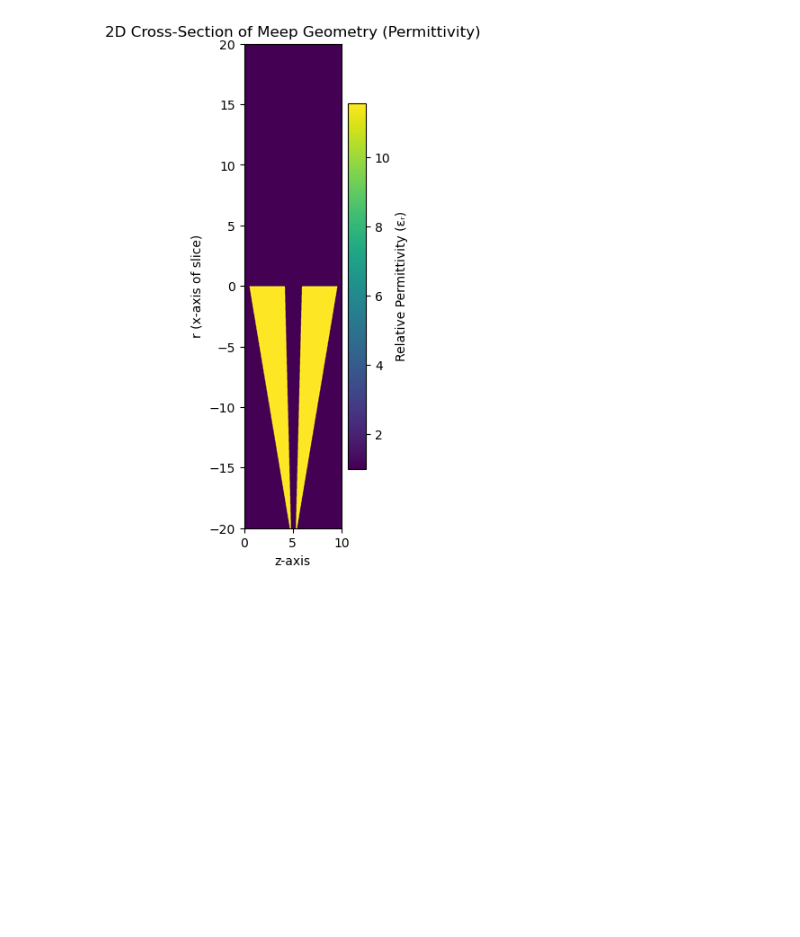
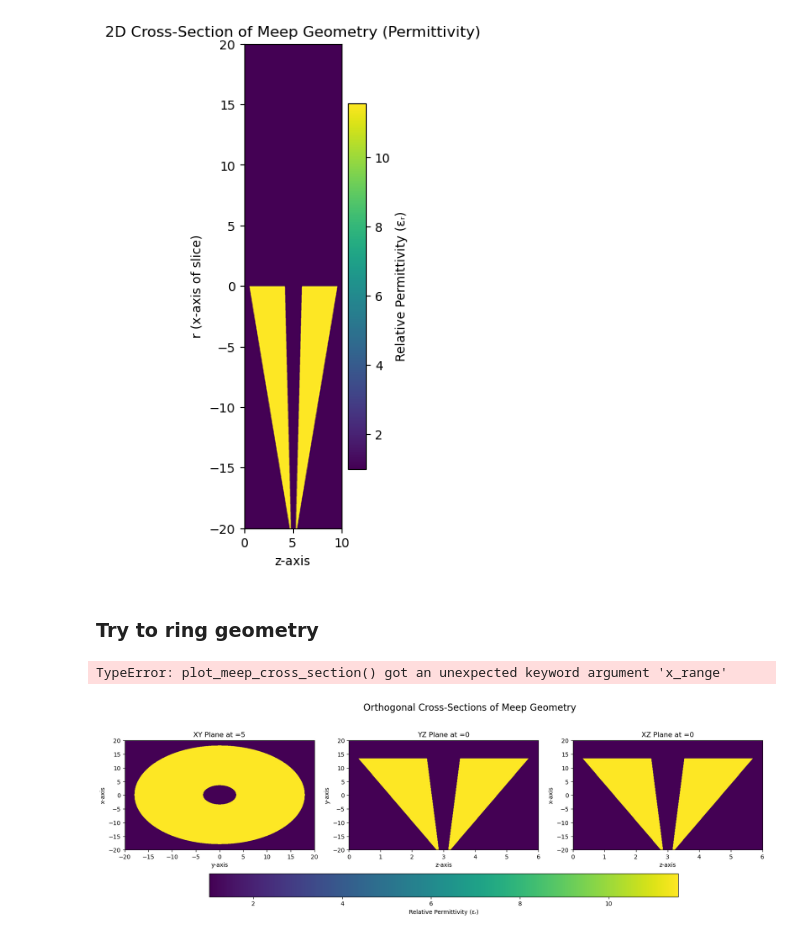
Before and after one commit to asiaat/meep, a Jupyter notebook: python/ko_probe/ring-cyl-2.ipynb, the cells around one changed output. Saved outputs shown, nothing was run; the diff lists cells and outputs as text; code cells hidden in the pictures; blank space fills up the shorter version.

Commit message:
show meep geom all 3 panes

```diff
--- a/python/ko_probe/ring-cyl-2.ipynb
+++ b/python/ko_probe/ring-cyl-2.ipynb
@@ -722,17 +734,17 @@ def plot_meep_cross_section(geometry, x_range=(-10, 10), z_range=(0, 10), resolu
     plt.grid(False)
     plt.show()
 # %%
-geometry = []
+geom2 = []
 
 # A hollow, tapered horn (last object is air, which carves out the first)
-geometry.append(mp.Cone(
+geom2.append(mp.Cone(
         center=mp.Vector3(0, 0, 2.5),
         height=5.0,
         radius=1.5,
         radius2=18.0,
         material=mp.Medium(index=3.4)
 ))
-geometry.append(mp.Cone(
+geom2.append(mp.Cone(
         center=mp.Vector3(0, 0, 2.5),
         height=5.0,
         radius=1.0,
@@ -742,6 +754,17 @@ geometry.append(mp.Cone(
 
 
 # Visualize the 2D cross-section of the defined geometry
-plot_meep_cross_section(geometry, x_range=(-20, 20), z_range=(0, 10))
+plot_meep_cross_section(geom2, x_range=(-20, 20), z_range=(0, 10))
 # %% [output]
 [figure]
+# %% [markdown]
+### Try to ring geometry
+# %%
+geom3 = [mp.Block(center=mp.Vector3(r + (w / 2)),
+                     size=mp.Vector3(w, 1e20, 1e20),
+                     material=mp.Medium(index=n))]
+
+# Visualize the 2D cross-section of the defined geometry
+plot_meep_cross_section(geom3, x_range=(-20, 20), z_range=(0, 10))
+# %% [output]
+TypeError: plot_meep_cross_section() got an unexpected keyword argument 'x_range'
@@ -747,0 +937,12 @@ plot_meep_cross_section(geometry, x_range=(-20, 20), z_range=(0, 10))
+# %%
+# Define ranges and slice positions for the plot
+x_range = (-20, 20)
+y_range = (-20, 20)
+z_range = (0, 6)
+# (slice_pos for YZ plane, slice_pos for XZ plane, slice_pos for XY plane)
+slice_positions = (0, 0, 5)
+
+# Visualize the 3 orthogonal cross-sections with the new single function
+visualize_all_panes(geom2, x_range, y_range, z_range, slice_positions)
+# %% [output]
+[figure, added]
```
Also changed, not shown: parts of 4 cells of this notebook, 1 other file.
